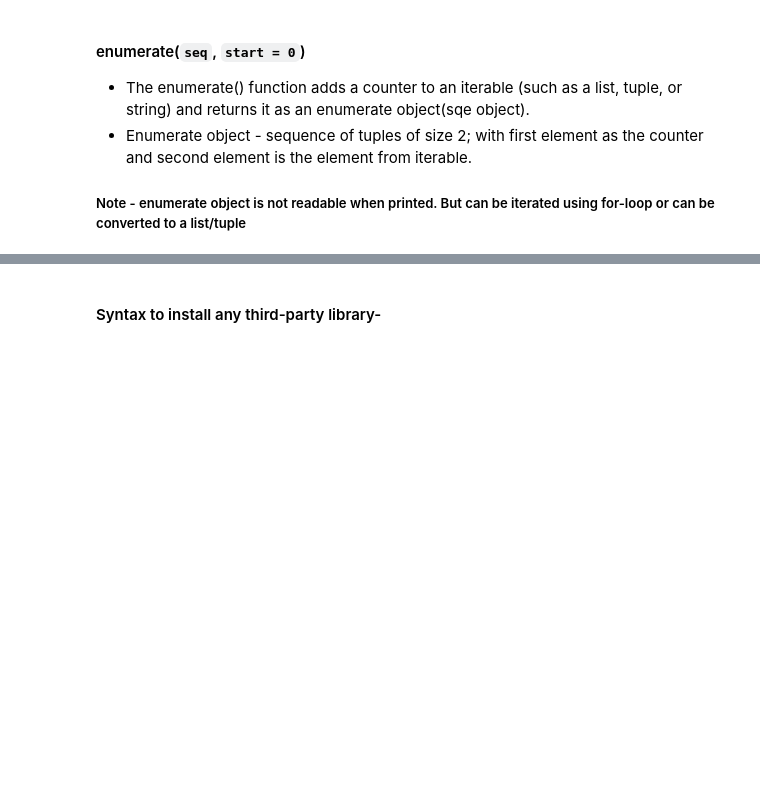
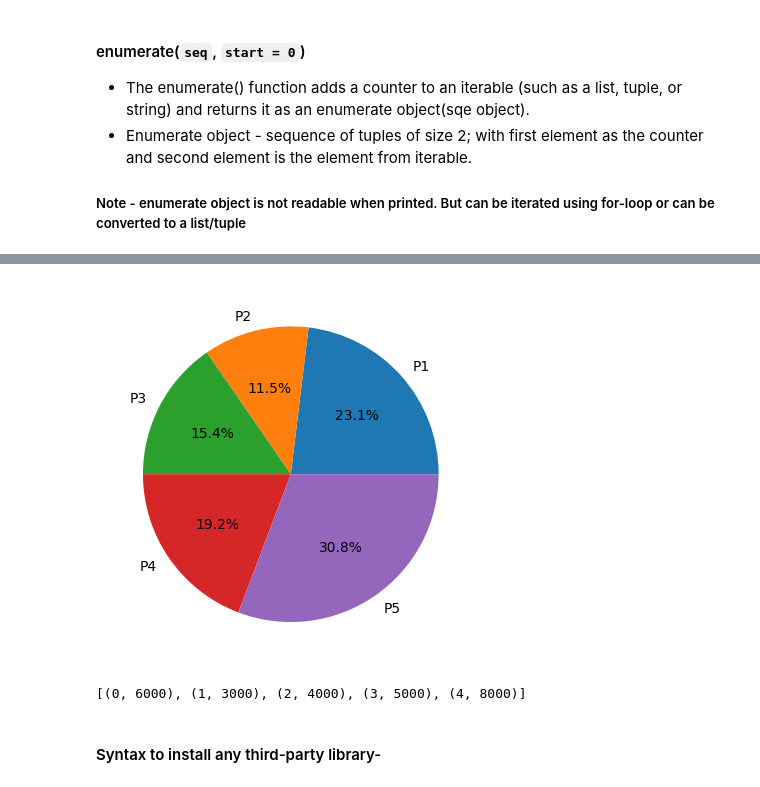
Before and after one commit to knowledge-corner/Oracle_Sept_25, a Jupyter notebook: classwork/Day - 2.ipynb, the cells around one changed output, grey strips where cells are left out. Cells and saved outputs as stored; diff of their text form; code cells hidden in the pictures; blank space fills up the shorter version.

```diff
--- a/classwork/Day - 2.ipynb
+++ b/classwork/Day - 2.ipynb
@@ -265,8 +437,14 @@ lst = ["Jane", "Jack", "Rosie", "Diana"]
 # %%
-import matplotlib.pyplot as plt
-plt.figure(figsize = (6, 2))
 products = ["P1", "P2", "P3", "P4", "P5"]
 sales = [6000, 3000, 4000, 5000, 8000]
+
+_ = plt.pie(sales, labels=products, autopct="%1.1f%%")
+# %% [output]
+[figure, added]
+# %%
+list(enumerate(sales))
+# %% [output]
+[(0, 6000), (1, 3000), (2, 4000), (3, 5000), (4, 8000)]
 # %% [markdown]
 #### Syntax to install any third-party library-
 # %%
```
Also changed, not shown: parts of 49 cells of this notebook, 1 other file.
